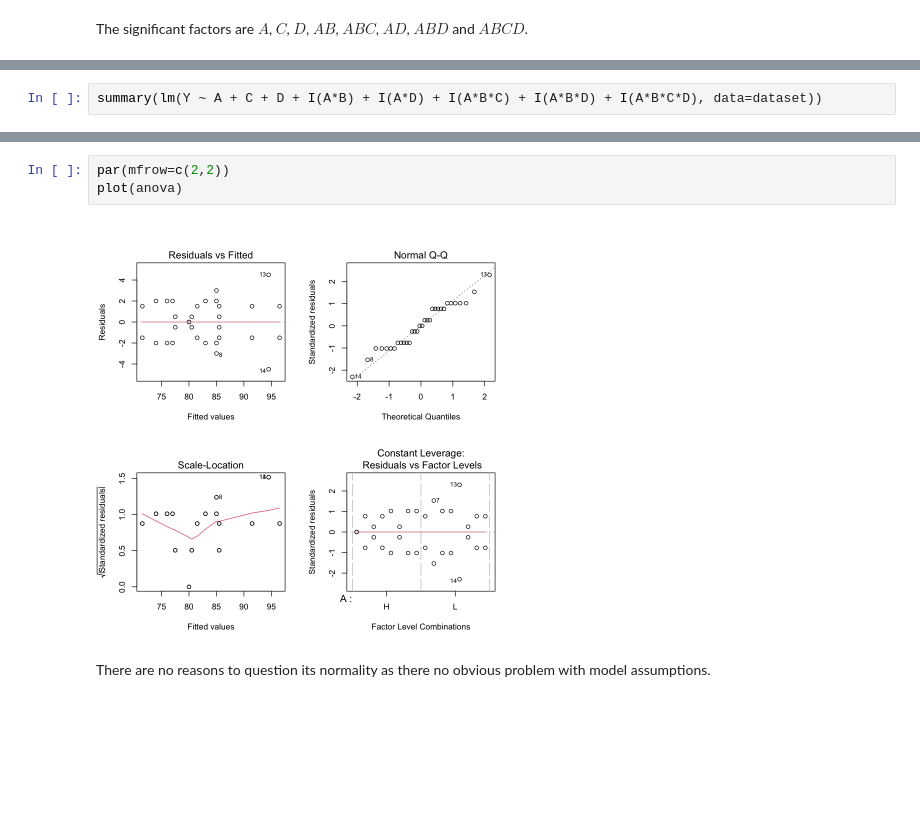
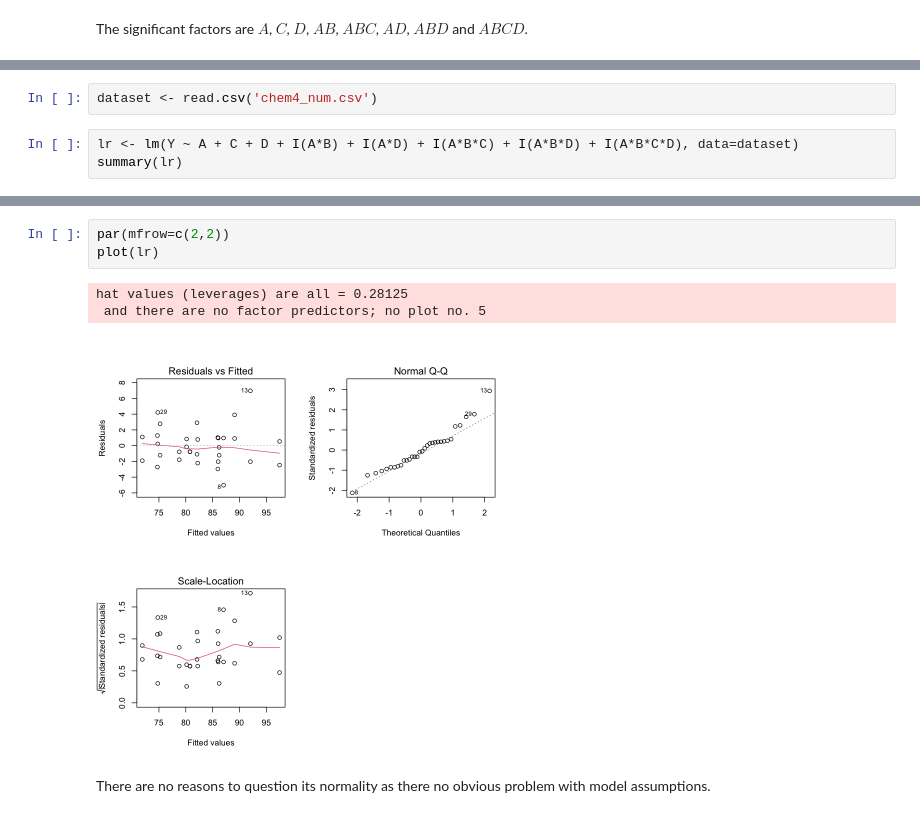
Before and after one commit to oooookk7/experimental-design-statistics, a Jupyter notebook: 06 - Blocking and Confounding in the 2k Factorial Design/notes.ipynb, the cells around one changed output, grey strips where cells are left out. Saved outputs shown, nothing was run; the diff lists cells and outputs as text; blank space fills up the shorter version.

```diff
--- a/06 - Blocking and Confounding in the 2k Factorial Design/notes.ipynb
+++ b/06 - Blocking and Confounding in the 2k Factorial Design/notes.ipynb
@@ -441,3 +404,6 @@ The significant factors are $A$, $C$, $D$, $AB$, $ABC$, $AD$, $ABD$ and $ABCD$.
+# %%
+dataset <- read.csv('chem4_num.csv')
 # %%
-summary(lm(Y ~ A + C + D + I(A*B) + I(A*D) + I(A*B*C) + I(A*B*D) + I(A*B*C*D), data=dataset))
+lr <- lm(Y ~ A + C + D + I(A*B) + I(A*D) + I(A*B*C) + I(A*B*D) + I(A*B*C*D), data=dataset)
+summary(lr)
 # %% [output]
@@ -463,8 +427,10 @@ ERROR: Error in `contrasts<-`(`*tmp*`, value = contr.funs[1 + isOF[nn]]): contra
 # %%
 par(mfrow=c(2,2))
-plot(anova)
+plot(lr)
 # %% [output]
+hat values (leverages) are all = 0.28125
+ and there are no factor predictors; no plot no. 5
-[figure, old version]
+[figure, new version]
 # %% [markdown]
 There are no reasons to question its normality as there no obvious problem with model assumptions.
 # %% [markdown]
```
Also changed, not shown: parts of 14 cells of this notebook, 1 other file.
